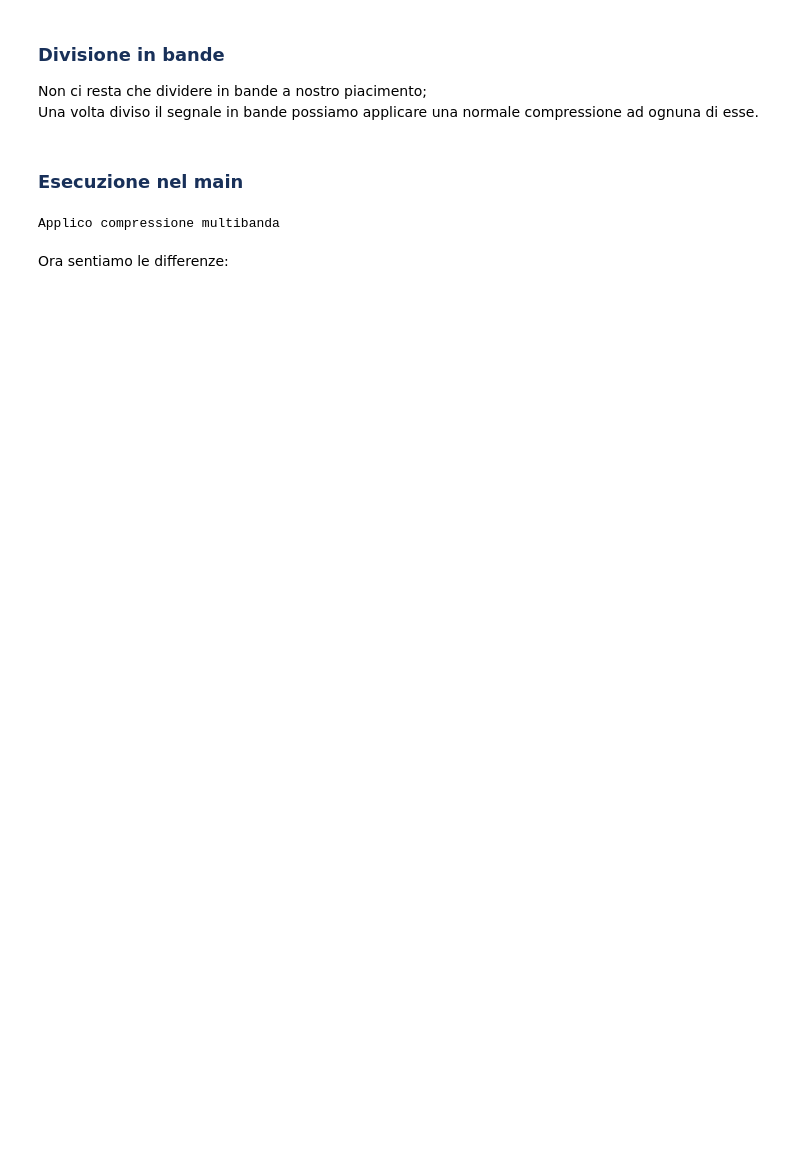
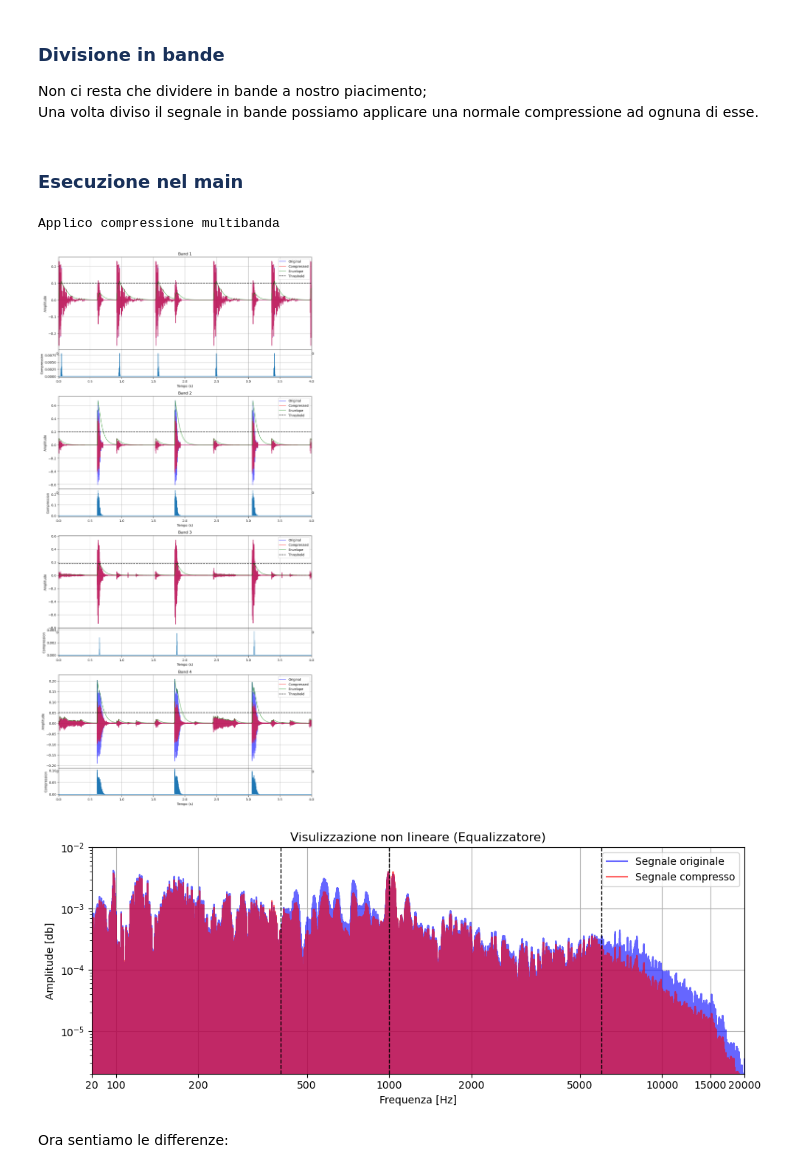
Before and after one commit to Sm3r/MultibandCompressor, a Jupyter notebook: MBcomp.ipynb, the cells around one changed output. Drawn from its saved outputs; the diff is of its cells as text; code cells hidden in the pictures; blank space fills up the shorter version.

```diff
--- a/MBcomp.ipynb
+++ b/MBcomp.ipynb
@@ -398,36 +398,38 @@ duration = N_samples / s_rate
 #Normalizzo il segnale
 drum_sound = normalize(drum_sound)
 
 #Calcolo la trasformata di Fourier
 ft_drums, freq_drums = calculate_FT(drum_sound, s_rate)
 
 #Inizializzo i parametri per la compressione multibanda
 
 #Expressed in Hz
 crossovers = np.array([400, 1000, 6000])
 #Expressed in values €[-1,1] since amplitude has been normalized
-thresholds = np.array([0.2, 0.2, 0.4, 0.05])
+thresholds = np.array([0.1, 0.2, 0.18, 0.05])
 #Expressed as an integer
-ratios = np.array([2,2,2,4])
+ratios = np.array([2,2,2,3])
 
 #Expressed in seconds
     #Attacco da 0 a 200 millisecondi
-attacks = np.array([50,0,10,0])
+attacks = np.array([10,0,10,0])
     #Rilascio da 5 a 5000 millisecondi
 releases = np.array([60,60,60,60])
 
 
 print('Applico compressione multibanda')
 compressed_drum_sound = multibandCompressor(drum_sound, s_rate, crossovers, thresholds, ratios, attacks, releases)
 #Applico la normalizzazione al segnale compresso per rialzae l'ampiezza in quanto la compressione ha generato headroom
 compressed_drum_sound = normalize(compressed_drum_sound)
 
 signals = [drum_sound, compressed_drum_sound]
 titles = ['Segnale originale', 'Segnale compresso']
 
 plotLogFreqDomain(drum_sound, s_rate, 'Segnale originale', compressed_drum_sound, s_rate, 'Segnale compresso', crossovers)
 # %% [output]
 Applico compressione multibanda
+[figure, added]
+[figure, added]
 # %% [markdown]
 Ora sentiamo le differenze:
 # %%
```
